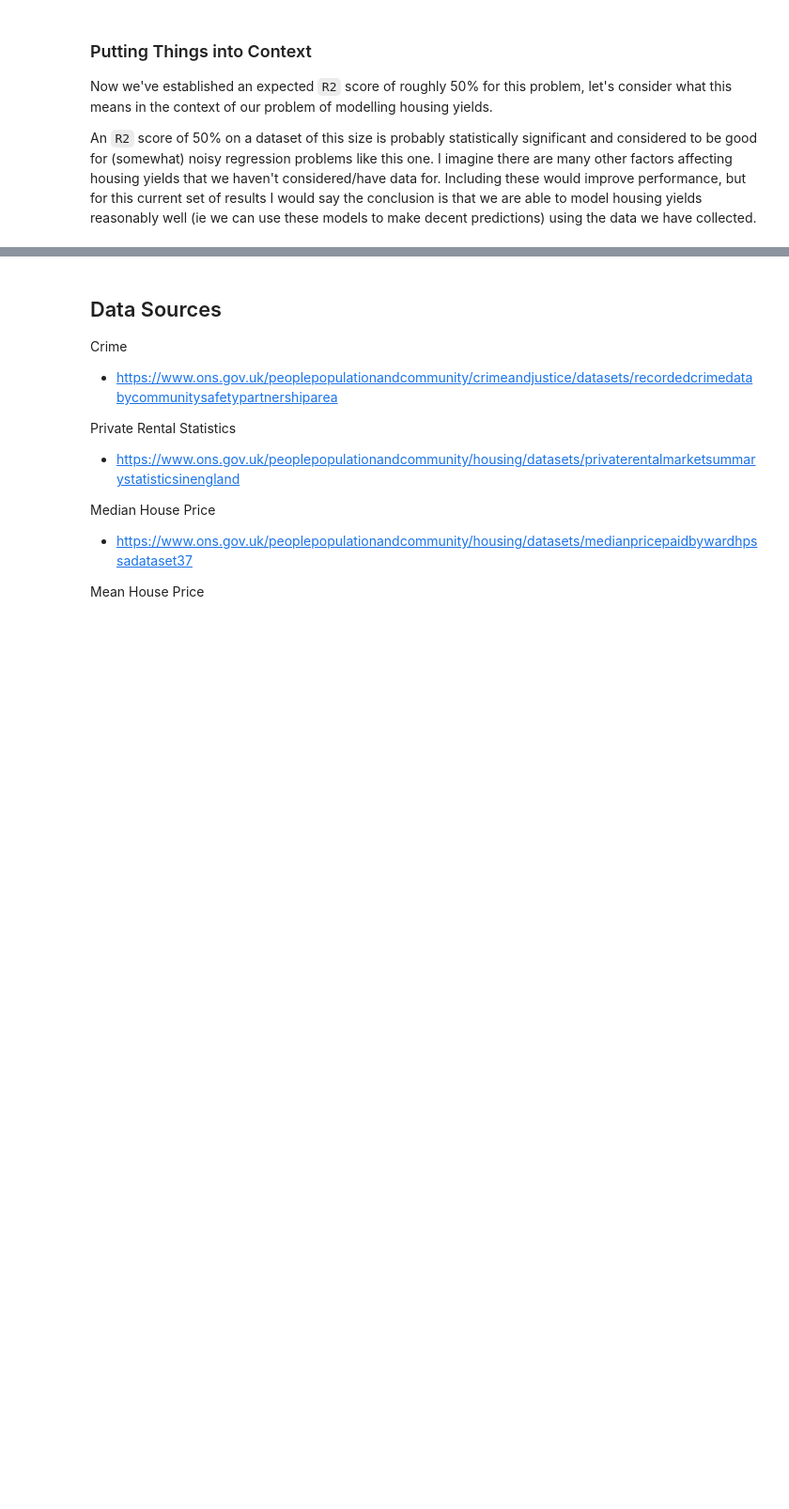
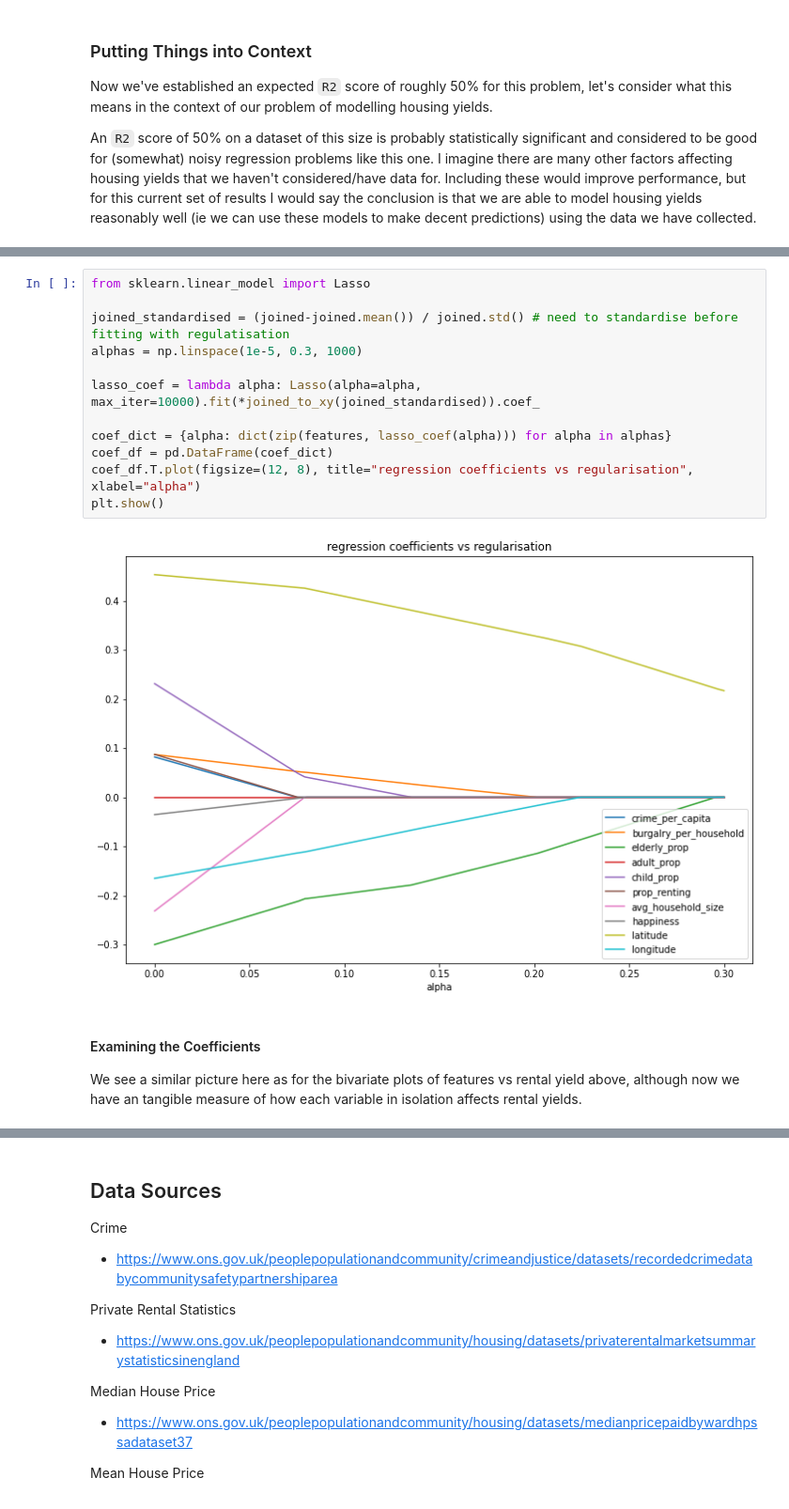
Before and after one commit to nikulpatel3141/ONS-Housing-Data, a Jupyter notebook: exploration.ipynb, the cells around one changed output, grey strips where cells are left out. Shown at 94% size. Drawn from its saved outputs; the diff is of its cells as text; blank space fills up the shorter version.

```diff
--- a/exploration.ipynb
+++ b/exploration.ipynb
@@ -355,0 +359,17 @@ An `R2` score of 50% on a dataset of this size is probably statistically signifi
+# %%
+from sklearn.linear_model import Lasso
+
+joined_standardised = (joined-joined.mean()) / joined.std() # need to standardise before fitting with regulatisation
+alphas = np.linspace(1e-5, 0.3, 1000)
+
+lasso_coef = lambda alpha: Lasso(alpha=alpha, max_iter=10000).fit(*joined_to_xy(joined_standardised)).coef_
+
+coef_dict = {alpha: dict(zip(features, lasso_coef(alpha))) for alpha in alphas}
+coef_df = pd.DataFrame(coef_dict)
+coef_df.T.plot(figsize=(12, 8), title="regression coefficients vs regularisation", xlabel="alpha")
+plt.show()
+# %% [output]
+[figure, added]
+# %% [markdown]
+#### Examining the Coefficients
+We see a similar picture here as for the bivariate plots of features vs rental yield above, although now we have an tangible measure of how each variable in isolation affects rental yields.
```
Also changed, not shown: parts of 3 cells of this notebook.
